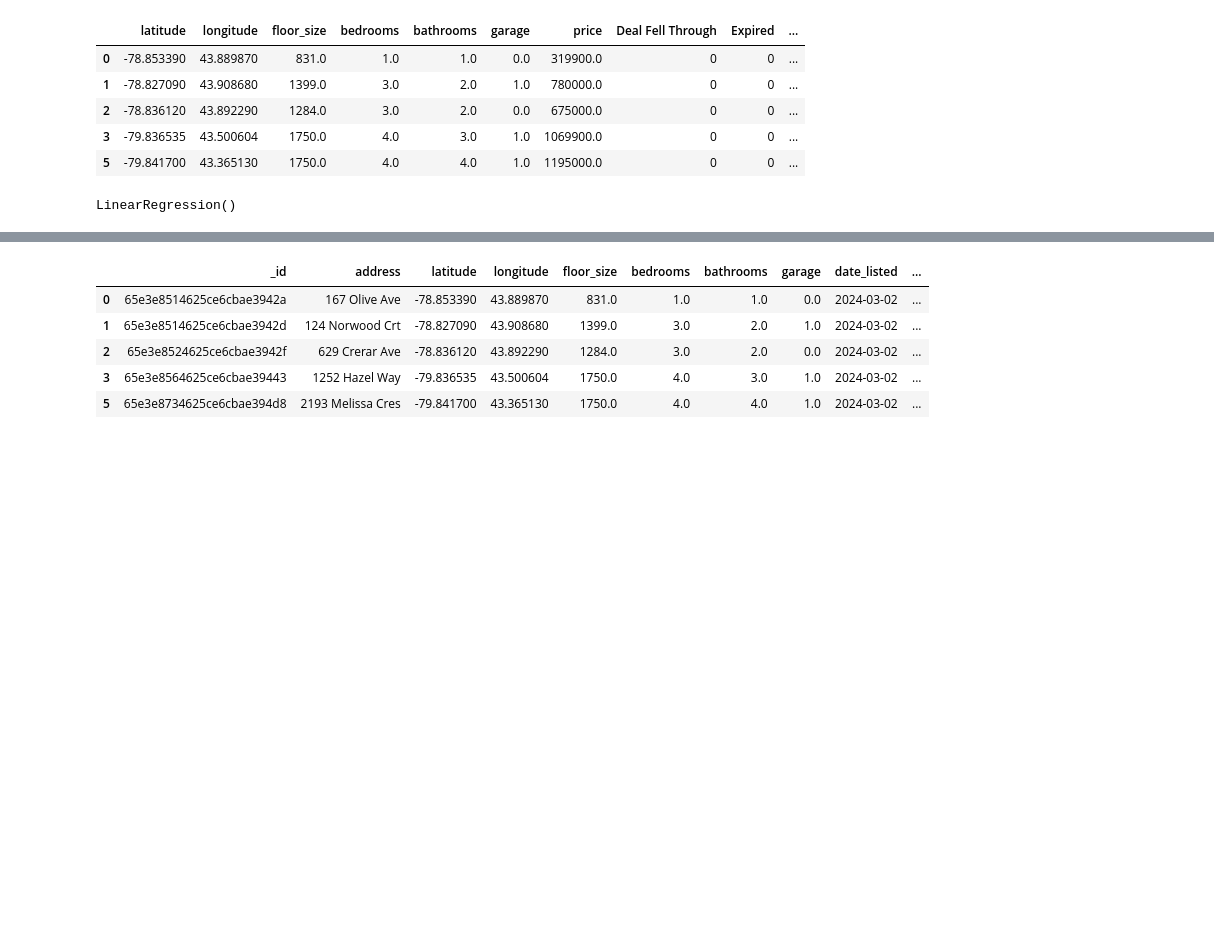
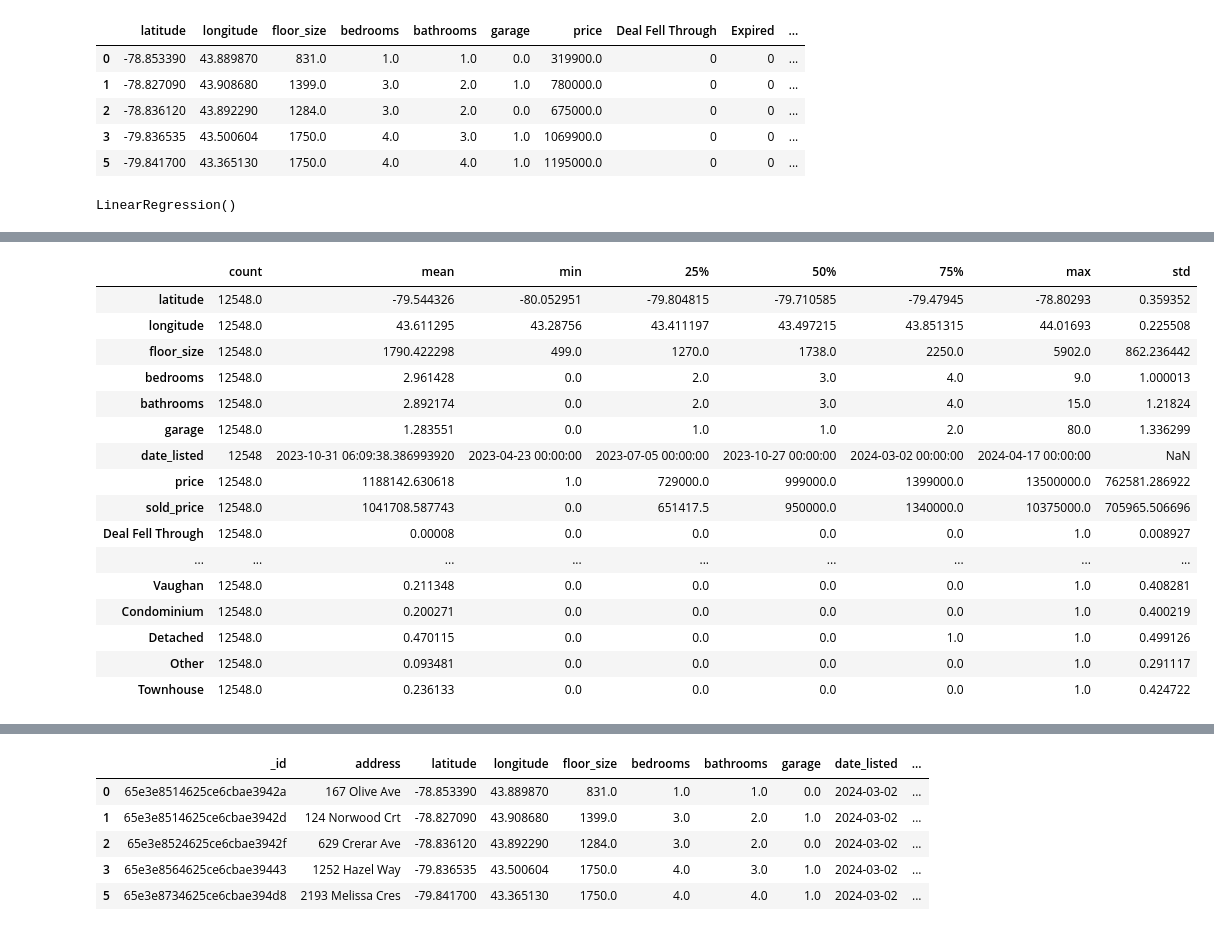
Before and after one commit to MaisieDeGraaf/Housing-Project_Final, a Jupyter notebook: linreg_housing.ipynb, the cells around one changed output, grey strips where cells are left out. Saved outputs shown, nothing was run; the diff lists cells and outputs as text; code cells hidden in the pictures; blank space fills up the shorter version.

```diff
--- a/linreg_housing.ipynb
+++ b/linreg_housing.ipynb
@@ -237,0 +298,20 @@ houses_df_dummies_predicted['sold_price_pred'] = y_pred
+# %%
+houses_df_dummies.describe().T
+# %% [output]
+|  | count | mean | min | 25% | 50% | 75% | max | std |
+| latitude | 12548.0 | -79.544326 | -80.052951 | -79.804815 | -79.710585 | -79.47945 | -78.80293 | 0.359352 |
+| longitude | 12548.0 | 43.611295 | 43.28756 | 43.411197 | 43.497215 | 43.851315 | 44.01693 | 0.225508 |
+| floor_size | 12548.0 | 1790.422298 | 499.0 | 1270.0 | 1738.0 | 2250.0 | 5902.0 | 862.236442 |
+| bedrooms | 12548.0 | 2.961428 | 0.0 | 2.0 | 3.0 | 4.0 | 9.0 | 1.000013 |
+| bathrooms | 12548.0 | 2.892174 | 0.0 | 2.0 | 3.0 | 4.0 | 15.0 | 1.21824 |
+| garage | 12548.0 | 1.283551 | 0.0 | 1.0 | 1.0 | 2.0 | 80.0 | 1.336299 |
+| date_listed | 12548 | 2023-10-31 06:09:38.386993920 | 2023-04-23 00:00:00 | 2023-07-05 00:00:00 | 2023-10-27 00:00:00 | 2024-03-02 00:00:00 | 2024-04-17 00:00:00 | NaN |
+| price | 12548.0 | 1188142.630618 | 1.0 | 729000.0 | 999000.0 | 1399000.0 | 13500000.0 | 762581.286922 |
+| sold_price | 12548.0 | 1041708.587743 | 0.0 | 651417.5 | 950000.0 | 1340000.0 | 10375000.0 | 705965.506696 |
+| Deal Fell Through | 12548.0 | 0.00008 | 0.0 | 0.0 | 0.0 | 0.0 | 1.0 | 0.008927 |
+| ... | ... | ... | ... | ... | ... | ... | ... | ... |
+| Vaughan | 12548.0 | 0.211348 | 0.0 | 0.0 | 0.0 | 0.0 | 1.0 | 0.408281 |
+| Condominium | 12548.0 | 0.200271 | 0.0 | 0.0 | 0.0 | 0.0 | 1.0 | 0.400219 |
+| Detached | 12548.0 | 0.470115 | 0.0 | 0.0 | 0.0 | 1.0 | 1.0 | 0.499126 |
+| Other | 12548.0 | 0.093481 | 0.0 | 0.0 | 0.0 | 0.0 | 1.0 | 0.291117 |
+| Townhouse | 12548.0 | 0.236133 | 0.0 | 0.0 | 0.0 | 0.0 | 1.0 | 0.424722 |
```
Also changed, not shown: parts of 22 cells of this notebook.
